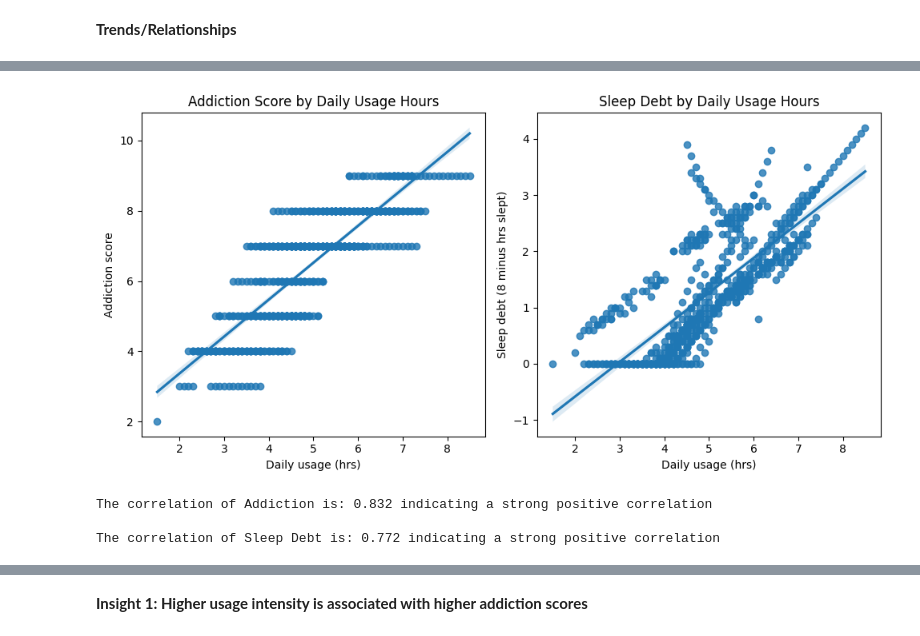
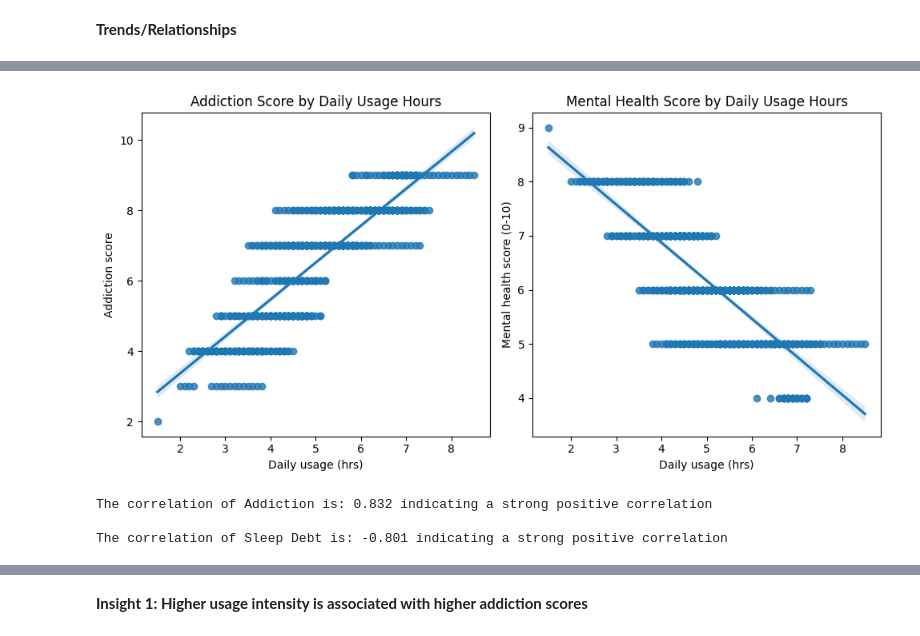
Before and after one commit to lschuler-dotcom/capstone_project, a Jupyter notebook: notebooks/capstone_project.ipynb, the cells around one changed output, grey strips where cells are left out. Saved outputs shown, nothing was run; the diff lists cells and outputs as text; code cells hidden in the pictures.

Commit message:
Update Visualizations

```diff
--- a/notebooks/capstone_project.ipynb
+++ b/notebooks/capstone_project.ipynb
@@ -933,30 +927,30 @@ plt.show()
 # %%
 # Calculate correlation
 corr_du_add = df_cleaned['avg_daily_usage_hours'].corr(df_cleaned['addicted_score'])
-corr_du_sd = df_cleaned['avg_daily_usage_hours'].corr(df_cleaned['sleep_debt'])
+corr_du_mhs = df_cleaned['avg_daily_usage_hours'].corr(df_cleaned['mental_health_score'])
 
 # Correlations
 plt.figure(figsize=(10,5))
 
 plt.subplot(1,2,1)
 sns.regplot(data=df_cleaned, x="avg_daily_usage_hours", y="addicted_score", ci=95)
 plt.title("Addiction Score by Daily Usage Hours")
 plt.xlabel("Daily usage (hrs)")
 plt.ylabel("Addiction score")
 
 plt.subplot(1,2,2)
-sns.regplot(data=df_cleaned, x="avg_daily_usage_hours", y="sleep_debt", ci=95)
-plt.title("Sleep Debt by Daily Usage Hours")
+sns.regplot(data=df_cleaned, x="avg_daily_usage_hours", y="mental_health_score", ci=95)
+plt.title("Mental Health Score by Daily Usage Hours")
 plt.xlabel("Daily usage (hrs)")
-plt.ylabel("Sleep debt (8 minus hrs slept)")
+plt.ylabel("Mental health score (0-10)")
 
 plt.tight_layout()
 plt.show()
 
 print(f"\nThe correlation of Addiction is: {round(corr_du_add,3)} indicating a strong positive correlation\n")
-print(f"The correlation of Sleep Debt is: {round(corr_du_sd,3)} indicating a strong positive correlation")
+print(f"The correlation of Sleep Debt is: {round(corr_du_mhs,3)} indicating a strong positive correlation")
 # %% [output]
-[figure, old version]
+[figure, new version]
 The correlation of Addiction is: 0.832 indicating a strong positive correlation
 
-The correlation of Sleep Debt is: 0.772 indicating a strong positive correlation
+The correlation of Sleep Debt is: -0.801 indicating a strong positive correlation
```
Also changed, not shown: parts of 7 cells of this notebook.
